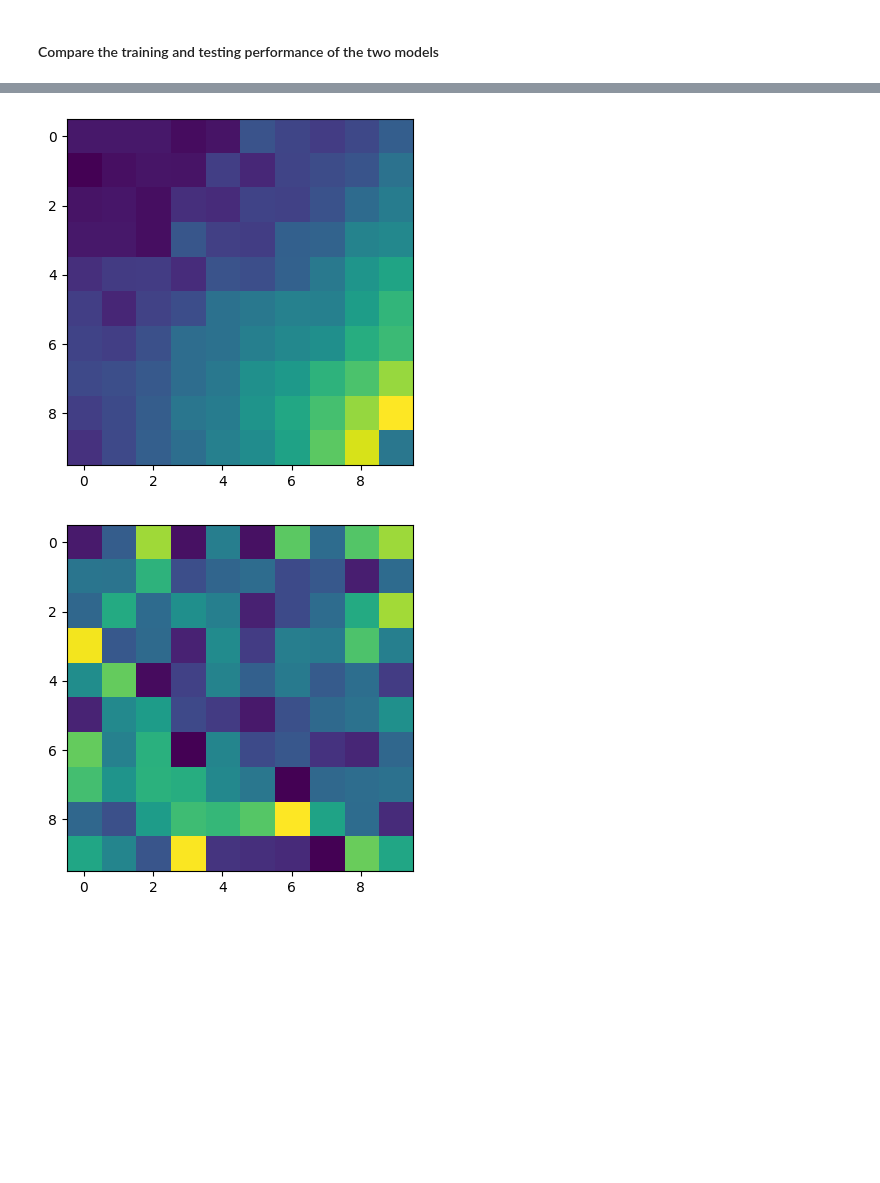
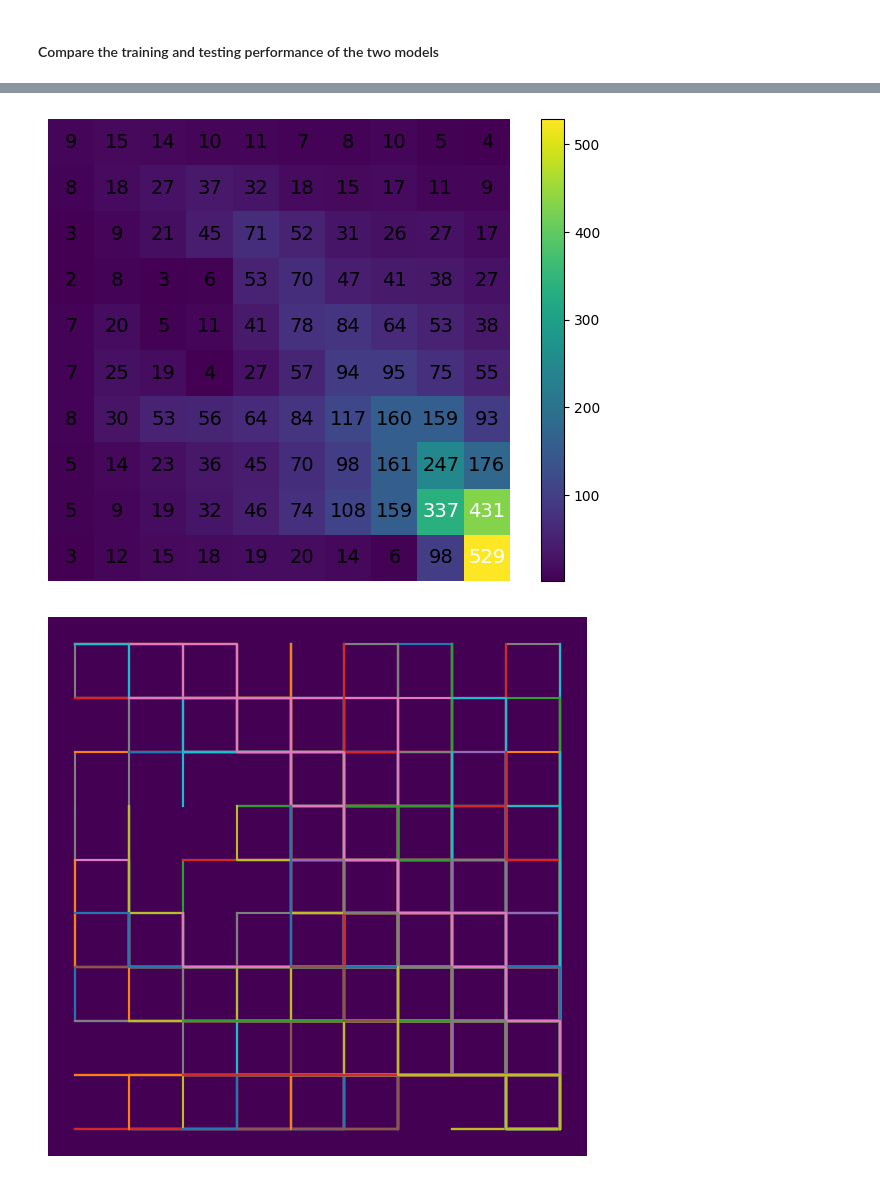
Before and after one commit to syntactic/DeepReinforcementLearning, a Jupyter notebook: Group9_FinalProject/analysis.ipynb, the cells around one changed output, grey strips where cells are left out. Saved outputs shown, nothing was run; the diff lists cells and outputs as text; code cells hidden in the pictures; blank space fills up the shorter version.

Commit message:
added some plotting function and changed the model class to be able to display  Value maps and Policy maps

```diff
--- a/Group9_FinalProject/analysis.ipynb
+++ b/Group9_FinalProject/analysis.ipynb
@@ -104,16 +94,38 @@ plot_distance_ratios({"DQN":distance_ratios_DQN_drop, "IQLearn": distance_ratios
 # %%
+from experiments_functions import *
+
 ### load models and plot value maps
 grid = GridWorld(10,10, random_board=False,random_start=False, num_walls=0, static_start_pos = Position(0,9), max_moves_per_game=1000)
 DQNModel = Model(name="DQNModel", model=init_grid_model(grid.num_states, grid.action_space))
 DQNModel.format_state = unroll_grid
 DQNModel.load("compare_training_results/models/DQN20000model.pt")
-DQNModel.estimate_value_map(grid, save=True, path="compare_training_results/models/")
+_, policy_map = DQNModel.estimate_value_map(grid, save=True, path="compare_training_results/models/")
+
+DQNModel.plot_argmax_policy(policy_map)
 
 grid = GridWorld(10,10, random_board=False,random_start=False, num_walls=0, static_start_pos = Position(0,9), max_moves_per_game=1000)
 IQLearnModel = Model(name="IQLearnModel", model=init_grid_model(grid.num_states, grid.action_space))
 IQLearnModel.format_state = unroll_grid
 IQLearnModel.load("compare_training_results/models/IQLearn20000model.pt")
-IQLearnModel.estimate_value_map(grid, save=True, path="compare_training_results/models/")
+_, policy_map = IQLearnModel.estimate_value_map(grid, save=True, path="compare_training_results/models/")
+
+IQLearnModel.plot_argmax_policy(policy_map)
-# %% [output]
-[figure, removed]
-[figure, removed]
+# %%
+""" plot visitation map from human expert dataset """
+
+from experiments_functions import *
+from plotting_utils import plot_state_visitation_map, plot_trajectories
+
+trajectory_path = "expert_data/human_5000.pkl"
+
+# set up a temporary buffer to hold the trajectory data
+b = Buffer(memory_size=5000)
+b.load_trajectories(trajectory_path, num_trajectories=530)
+
+state_list = [b.data[i][0] for i in range(len(b.data))]
+dones = [b.data[i][4] for i in range(len(b.data))]
+
+plot_state_visitation_map(state_list, dones=dones, name="human_expert")
+# %% [output]
+[figure, added]
+[figure, added]
```
Also changed, not shown: parts of 4 cells of this notebook, 3 other files.
